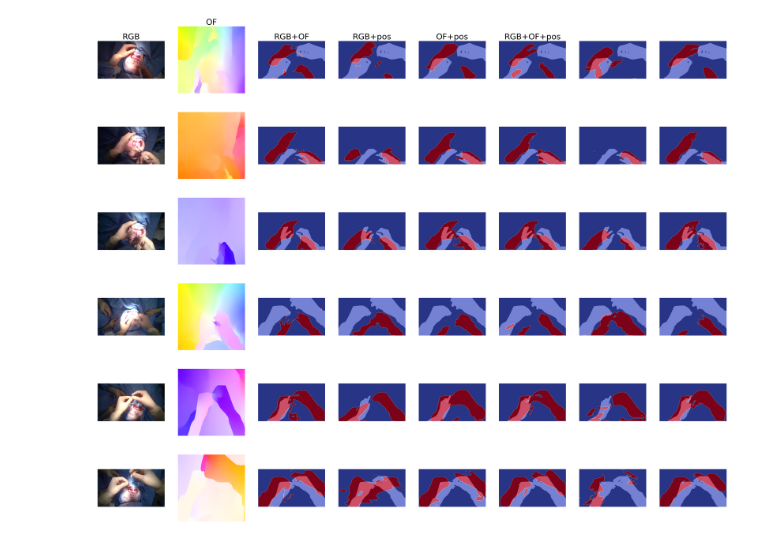
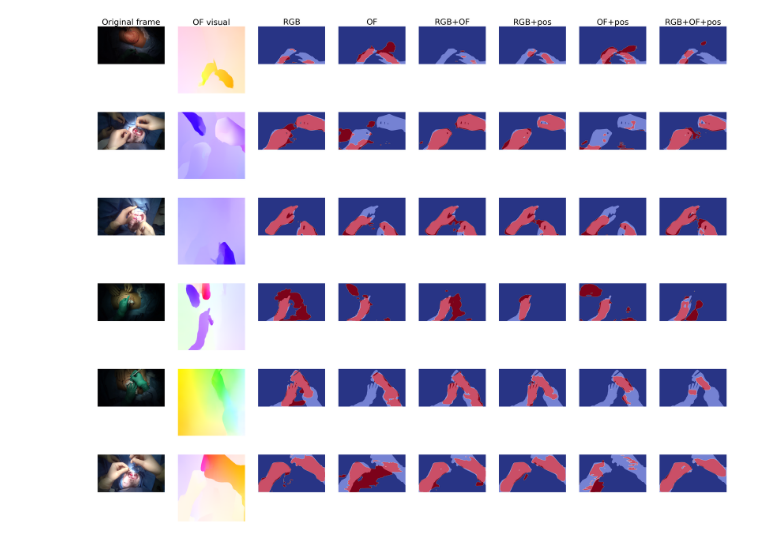
Before and after one commit to mirarzf/OF-tracker, a Jupyter notebook: overlayedpredictions.ipynb, the cells around one changed output. Saved outputs shown, nothing was run; the diff lists cells and outputs as text; code cells hidden in the pictures.

```diff
--- a/overlayedpredictions.ipynb
+++ b/overlayedpredictions.ipynb
@@ -82,8 +82,6 @@ allFilenames = [[f.stem for f in allFiles[i]] for i in range(nbOfModels)]
 # print(len(allFilenames))
 
 allGT = []
-allRGB = []
-allFlows = []
 for f in GTfolder.iterdir():
     if f.is_file():
         i = 0
@@ -91,20 +89,24 @@ for f in GTfolder.iterdir():
             i += 1
         if i >= nbOfModels:
             allGT.append(f)
-            allRGB.append(RGBfolder/f.name)
-            allFlows.append(Flowfolder/(f.stem+'.npy'))
 nGT = len(allGT)
 
 nlimit = 6
 if nGT > nlimit:
-    allGT = [allGT[i] for i in sample(range(nGT),6)]
+    indices_random = sample(range(nGT),6)
+    allGT = [allGT[i] for i in indices_random]
 nGT = len(allGT)
 # print(nGT)
+
+allRGB = [RGBfolder/f.name for f in allGT]
+allFlows = [Flowfolder/(f.stem+'.npy') for f in allGT]
+
+allKeptFiles = [[modelFolder/modelName/f.name for f in allGT] for modelName in modelNames]
 # %%
 # Create lists of images
 allModelResults = []
 for i in range(nbOfModels):
-    allModelResults.append([cv.imread(str(img), cv.IMREAD_GRAYSCALE) for img in allFiles[i]])
+    allModelResults.append([cv.imread(str(img), cv.IMREAD_GRAYSCALE) for img in allKeptFiles[i]])
 
 allGTarrays = [cv.imread(str(img)) for img in allGT]
 
@@ -114,26 +116,29 @@ allFlowarrays = [flow_viz.flow_to_image(np.load(str(img))) for img in allFlows]
 # %%
 n = nGT
 nbFolder = nbOfModels
 plt.rcParams.update({'font.size': 30})
 fig, axs = plt.subplots(nrows=n, ncols=nbOfModels+2, figsize=(50,40))
 # fig.suptitle(t="Segmentation results")
 
 for i in range(n):
     axs[i][0].imshow(allRGBarrays[i][:,:,(2,1,0)])
     axs[i][0].axis('off')
     axs[i][1].imshow(allFlowarrays[i])
     axs[i][1].axis('off')
     for j in range(nbOfModels):
         axs[i][j+2].imshow(allGTarrays[i])
         axs[i][j+2].imshow(allModelResults[j][i], alpha = 0.7, cmap='coolwarm')
         axs[i][j+2].axis('off')
 
 # Put Title to columns
-# coltitles = ["Random Split", "Sequence Split", "Video Split"]
-coltitles = ["RGB", "OF", "RGB+OF", "RGB+pos", "OF+pos", "RGB+OF+pos"]
+# coltitles = ["Original frame", "OF visual", "Random Split", "Sequence Split", "Video Split"]
+coltitles = ["Original frame", "OF visual", "RGB", "OF", "RGB+OF", "RGB+pos", "OF+pos", "RGB+OF+pos"]
 # coltitles = modelNames
 for ax, col in zip(axs[0], coltitles):
     ax.set_title(col)
+for ax in axs:
+    for subplot in ax:
+        subplot.set_anchor('N')
 plt.show()
 # %% [output]
-[figure, old version]
+[figure, new version]
```
